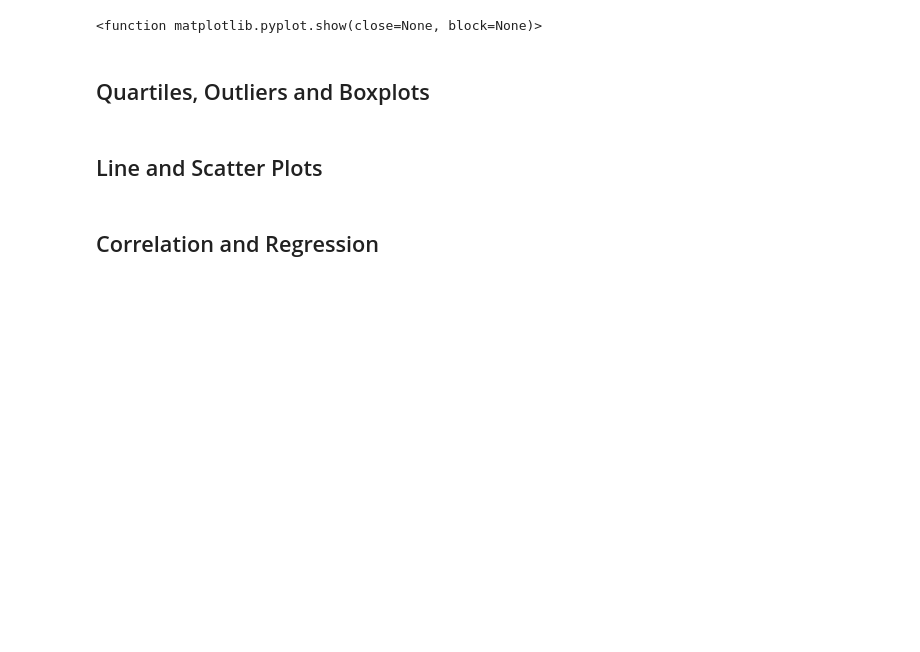
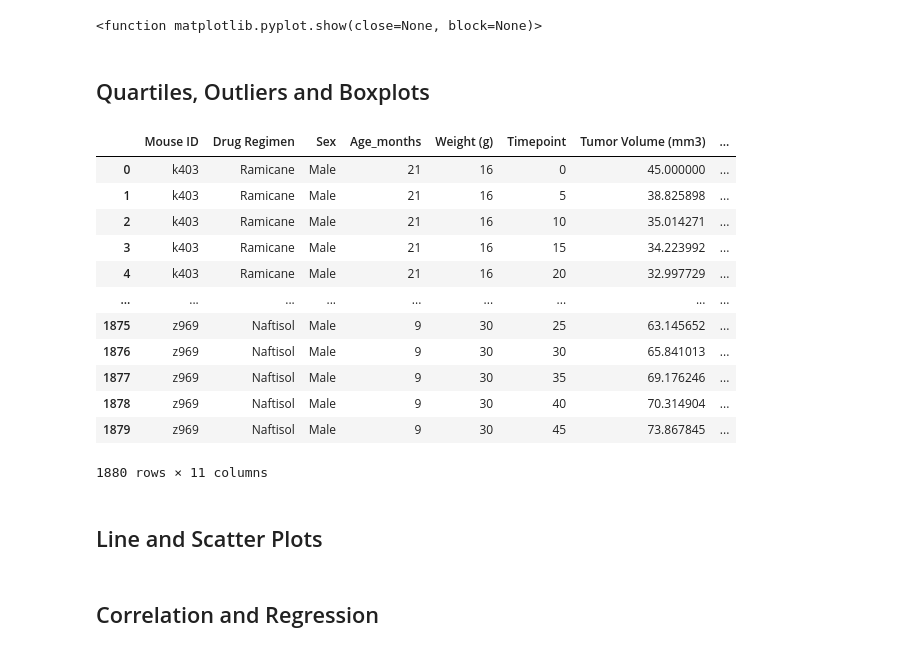
Before and after one commit to angiecfoust/matplotlib_module5, a Jupyter notebook: Pymaceuticals/pymaceuticals_starter.ipynb, the cells around one changed output. Saved outputs shown, nothing was run; the diff lists cells and outputs as text; code cells hidden in the pictures; blank space fills up the shorter version.

Commit message:
created dataframe where max timepoint is listed for each mouse; updated readme

```diff
--- a/Pymaceuticals/pymaceuticals_starter.ipynb
+++ b/Pymaceuticals/pymaceuticals_starter.ipynb
@@ -215,11 +215,51 @@ plt.show
 # %%
 # Calculate the final tumor volume of each mouse across four of the treatment regimens:
 # Capomulin, Ramicane, Infubinol, and Ceftamin
 
 # Start by getting the last (greatest) timepoint for each mouse
+# these next 4 lines are working to pull the correct max values, list length = 248
+mouse_df = study_data_df.groupby(["Mouse ID"])
+time_point = mouse_df["Timepoint"]
+mouse_list = mouse_df["Mouse ID"]
+max_time = [time_point.max()]
+
+max_time_df = pd.DataFrame(max_time)
+max_time_df = max_time_df.transpose()
+max_time_df.head()
+
 
 
 # Merge this group df with the original DataFrame to get the tumor volume at the last timepoint
+treatment_df = pd.merge(study_data_df, max_time_df, on = "Mouse ID")
+
+# rename the duplicated column names (timepoint is in both) to avoid confusion
+treatment_df = treatment_df.rename(columns={"Timepoint_x":"Timepoint", "Timepoint_y":"Max Timepoint"})
+
+# DON'T CHANGE ANYTHING ABOVE THIS LINE
+
+# filter/sort/cut dataframe to ONLY show max timepoint info... keep rows where timepoint = max timepoint
+
+
+
+
+#treatment_df = study_data_df.loc[(study_data_df["Drug Regimen"] == "Capomulin") |
+                                 #(study_data_df["Drug Regimen"] == "Ramicane") |
+                                 #(study_data_df["Drug Regimen"] == "Infubinol") |
+                                 #(study_data_df["Drug Regimen"] == "Ceftamin"), :]
+# %% [output]
+|  | Mouse ID | Drug Regimen | Sex | Age_months | Weight (g) | Timepoint | Tumor Volume (mm3) | ... |
+| 0 | k403 | Ramicane | Male | 21 | 16 | 0 | 45.000000 | ... |
+| 1 | k403 | Ramicane | Male | 21 | 16 | 5 | 38.825898 | ... |
+| 2 | k403 | Ramicane | Male | 21 | 16 | 10 | 35.014271 | ... |
+| 3 | k403 | Ramicane | Male | 21 | 16 | 15 | 34.223992 | ... |
+| 4 | k403 | Ramicane | Male | 21 | 16 | 20 | 32.997729 | ... |
+| ... | ... | ... | ... | ... | ... | ... | ... | ... |
+| 1875 | z969 | Naftisol | Male | 9 | 30 | 25 | 63.145652 | ... |
+| 1876 | z969 | Naftisol | Male | 9 | 30 | 30 | 65.841013 | ... |
+| 1877 | z969 | Naftisol | Male | 9 | 30 | 35 | 69.176246 | ... |
+| 1878 | z969 | Naftisol | Male | 9 | 30 | 40 | 70.314904 | ... |
+| 1879 | z969 | Naftisol | Male | 9 | 30 | 45 | 73.867845 | ... |
+1880 rows × 11 columns
 # %%
 # Put treatments into a list for for loop (and later for plot labels)
 
```
Also changed, not shown: parts of 1 cell of this notebook, 1 other file.
